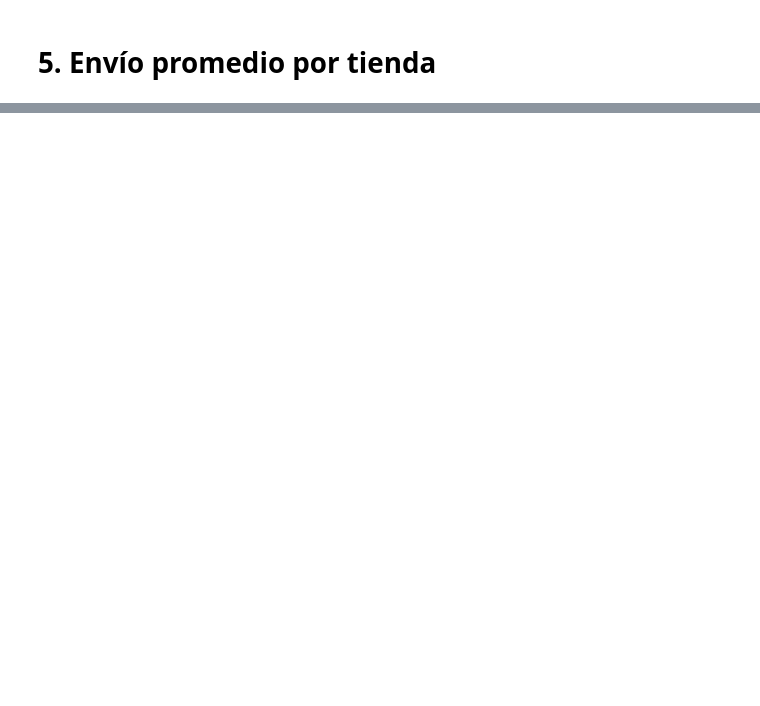
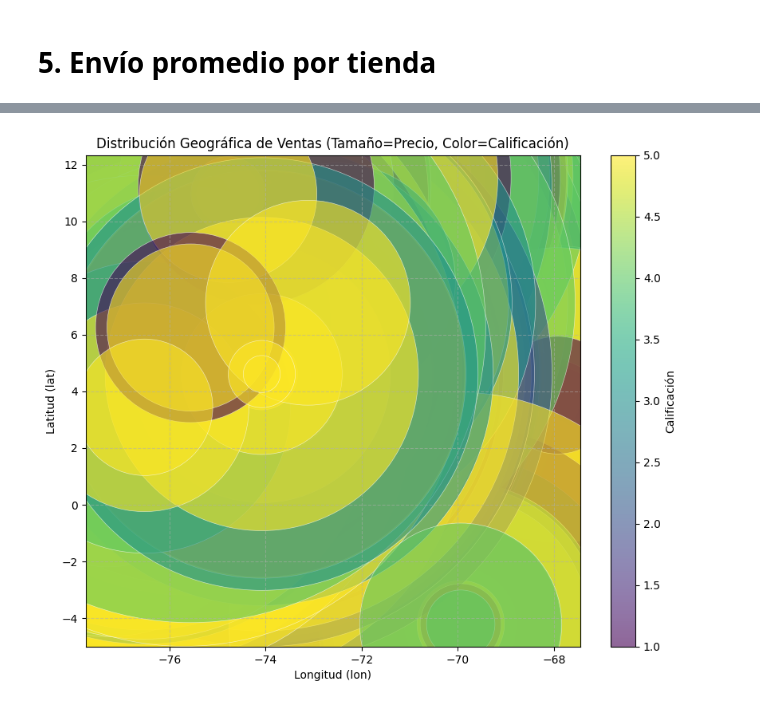
Before and after one commit to Roberick/Alura-Store_Latam-Challenge, a Jupyter notebook: AluraStoreLatam.ipynb, the cells around one changed output, grey strips where cells are left out. Drawn from its saved outputs; the diff is of its cells as text; code cells hidden in the pictures; blank space fills up the shorter version.

```diff
--- a/AluraStoreLatam.ipynb
+++ b/AluraStoreLatam.ipynb
@@ -185,0 +401,35 @@ La Calificación Promedio de la Tienda 4 es: 4.00
+# %%
+import matplotlib.pyplot as plt
+
+# Definimos el tamaño de la figura (opcional, pero mejora la vista)
+plt.figure(figsize=(10, 8))
+
+# Creamos el gráfico de dispersión:
+# x=longitud, y=latitud
+# s=tamaño del punto (lo hacemos proporcional al Precio, multiplicado por un factor para que se vea)
+# c=color del punto (lo basamos en la Calificacion_cliente)
+scatter = plt.scatter(
+    ventas_consolidadas['lon'],             # Eje X: Longitud
+    ventas_consolidadas['lat'],             # Eje Y: Latitud
+    s=ventas_consolidadas['Precio'] / 10,   # Tamaño: Proporcional al Precio (dividido para escalar)
+    c=ventas_consolidadas['Calificación'], # Color: Basado en la Calificación
+    cmap='viridis',                         # Mapa de color
+    alpha=0.6,                              # Transparencia
+    edgecolors='w',                         # Borde blanco
+    linewidths=0.5
+)
+
+# Añadimos etiquetas y título
+plt.title('Distribución Geográfica de Ventas (Tamaño=Precio, Color=Calificación)')
+plt.xlabel('Longitud (lon)')
+plt.ylabel('Latitud (lat)')
+
+# Añadimos una barra de color para entender las calificaciones
+cbar = plt.colorbar(scatter)
+cbar.set_label('Calificación')
+
+# Mostramos el gráfico
+plt.grid(True, linestyle='--', alpha=0.5)
+plt.show()
+# %% [output]
+[figure, added]
```
Also changed, not shown: parts of 18 cells of this notebook.
